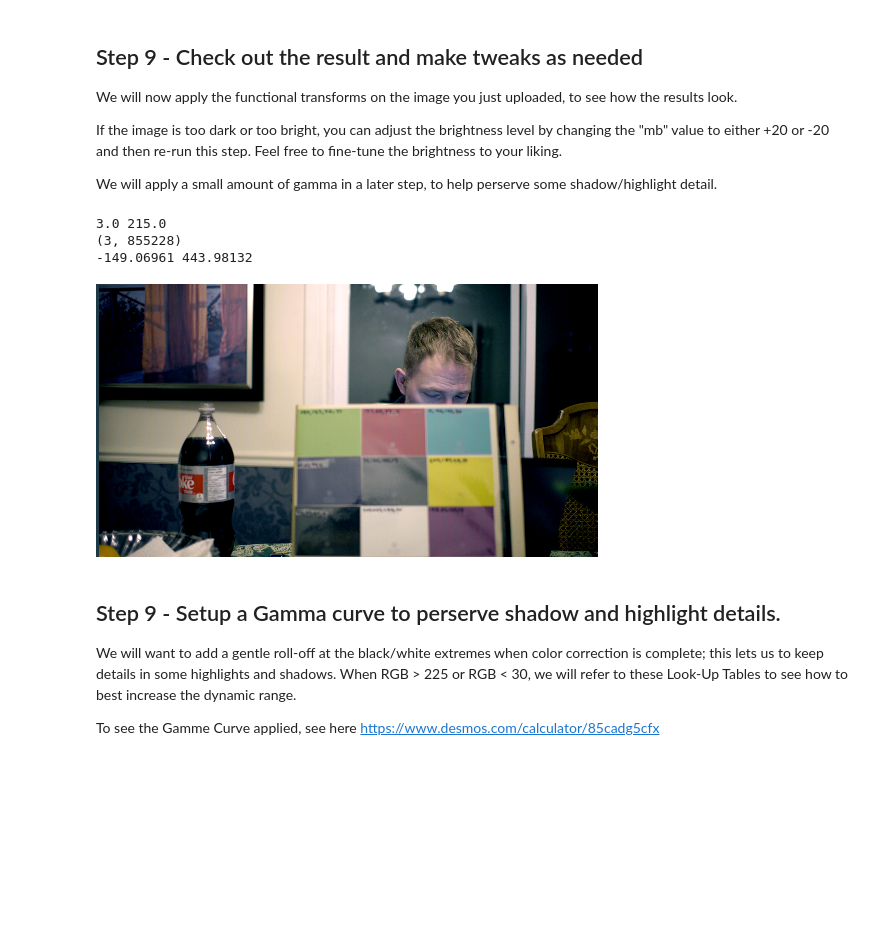
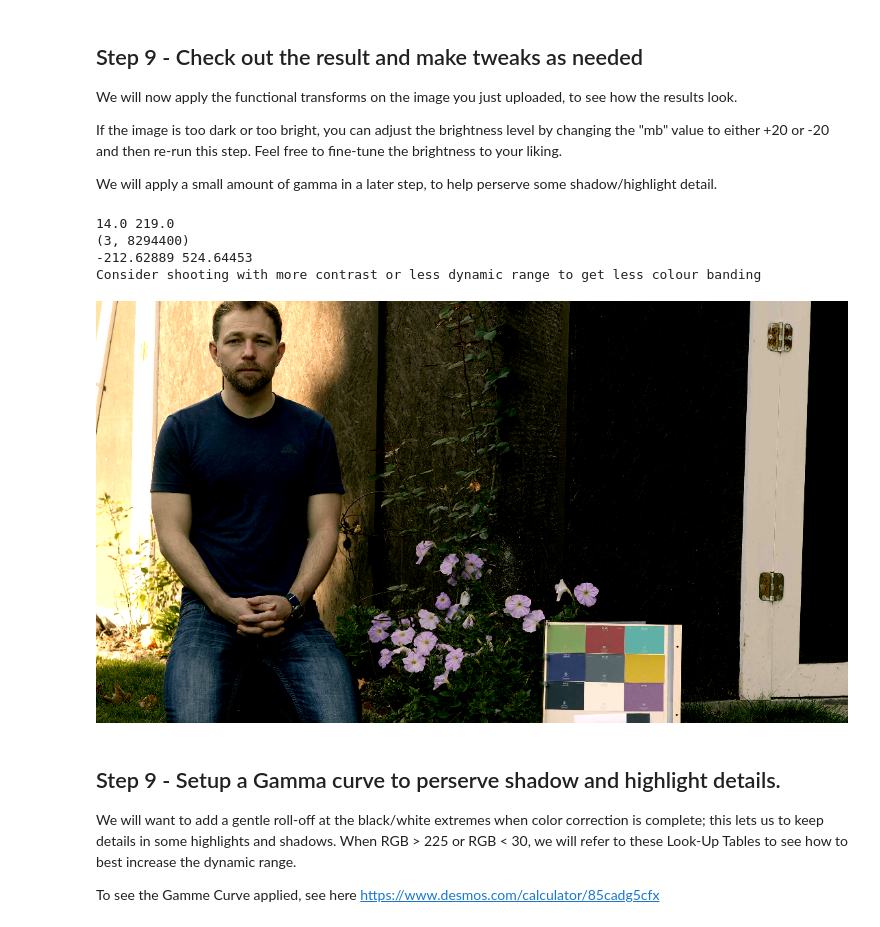
Before and after one commit to steveseguin/color-grading, a Jupyter notebook: colab.ipynb, the cells around one changed output. Drawn from its saved outputs; the diff is of its cells as text; code cells hidden in the pictures; blank space fills up the shorter version.

```diff
--- a/colab.ipynb
+++ b/colab.ipynb
@@ -70,12 +70,16 @@ for fn in uploaded.keys():  ##
 if (img_file==None): ## If no image is uploaded by user
   !wget https://raw.githubusercontent.com/steveseguin/color-grading/master/logcrop.jpg -O logcrop.jpg  # DOWNLOAD SAMPLE IMAGE
   img_file = "logcrop.jpg"
+  img3 = cv2.imread(img_file, 1)
+else:
+  img3 = cv2.imread(img_file, 1)
+  import os
+  os.remove(img_file) ## CLEAN UP
 
-img = cv2.imread(img_file, 1) # LOAD INTO PYTHON
-w,h,_ = np.shape(img) # GET SIZE OF IMAGE
-img = cv2.cvtColor(img, cv2.COLOR_BGR2RGB) # CONVERT FROM BGR to RGB (OPENCV defaults to BGR for some reason?)
+w,h,_ = np.shape(img3) # GET SIZE OF IMAGE
+img3 = cv2.cvtColor(img3, cv2.COLOR_BGR2RGB) # CONVERT FROM BGR to RGB (OPENCV defaults to BGR for some reason?)
 
-cv2_imshow(cv2.cvtColor(cv2.resize(img,None,fx=0.6,fy=0.6), cv2.COLOR_RGB2BGR))
+cv2_imshow(cv2.cvtColor(cv2.resize(img3,(200,150)), cv2.COLOR_RGB2BGR))
 
 ## You may need to re-run this code block a second time if you get an error the first time
 # %% [output]
@@ -92,7 +104,7 @@ color = ('r','g','b')
 for x in range(total_rows):
 	for y in range(total_columns):
 		for i,col in enumerate(color):
-			seg = img[int(x*w/3):int((x+1)*w/3),int(y*h/3):int((y+1)*h/3),:] # We assume each color block is the same size and that the image is cropped correctly
+			seg = img3[int(x*w/3):int((x+1)*w/3),int(y*h/3):int((y+1)*h/3),:] # We assume each color block is the same size and that the image is cropped correctly
 			histr = cv2.calcHist([seg],[i],None,[256],[0,256]) # Create a histogram
 			j = x*3+y+1
 			wrong[j-1][i]=np.where(np.max(histr)==histr)[0][0] # What is the PEAK color for each block? use this rather than the average RGB value.
@@ -277,19 +288,25 @@ Hit Cancel Upload to use the provided sample image.
 # %%
 from google.colab import files # lets us upload images to Google Colab from local storage
 uploaded = files.upload()
+
 img_file = None
 
 for fn in uploaded.keys():  ##
   print('User uploaded file "{name}" with length {length} bytes'.format(name=fn, length=len(uploaded[fn])))
+  print(uploaded.keys())
   img_file = fn
 
 if (img_file==None): ## If no image is uploaded by user
   !wget https://raw.githubusercontent.com/steveseguin/color-grading/master/log.jpg -O log.jpg  # DOWNLOAD SAMPLE IMAGE
   img_file = "log.jpg"
+  img2 = cv2.imread(img_file, 1)
+else:
+  img2 = cv2.imread(img_file, 1)
+  import os
+  os.remove(img_file)
 
-img2 = cv2.imread(img_file, 1)
-
-cv2_imshow(cv2.resize(img2,None,fx=0.1,fy=0.1))
+ar = img2.shape[1]/img2.shape[0]
+cv2_imshow(cv2.resize(img2,(1100,int(1100/ar))))
 print("Dynamic range:",np.min(img2),"-",np.max(img2))
 
 img2 = cv2.cvtColor(img2, cv2.COLOR_BGR2RGB)
@@ -334,39 +359,40 @@ def applyLUT2(image,pp):
   image[:,:,1] = Zg
   image[:,:,2] = Zb
   return image
 
 
 img = np.zeros_like(img2)
 img[:] = img2[:]
 
 print(np.min(img),np.max(img))
 
 #img = applyLUT(img) + mb  ## You can disable applyLUT2 and enable this function instead if you are having problems
 img = applyLUT2(img, degreesB) + mb
 
 
 print(np.min(img),np.max(img))
 if ((np.min(img)>25) & (np.max(img)<230)):
   print("Consider shooting in LOG or reducing contrast on your camera when recording")
 elif (np.min(img)>25):
   print("Consider capturing with reduced exposure to capture more shadow detail")
 elif (np.max(img)<230):
   print("Consider capturing with increase exposure to capture more highlight detail")
 elif ((np.min(img)<-300) or (np.max(img)>500)):
   print("Consider shooting with more contrast or less dynamic range to get less colour banding")
 
 test = np.zeros_like(img)
 test[:] = img
 test[np.where(test>255)]=255 # cut out bad highlights
 test[np.where(test<0)]=0 # cut out bad shadows
 test = test.astype(np.uint8, copy=False)
-
-cv2_imshow(cv2.cvtColor(cv2.resize(test,None,fx=0.4,fy=0.4), cv2.COLOR_RGB2BGR))
+ar = test.shape[1]/test.shape[0]
+cv2_imshow(cv2.cvtColor(cv2.resize(test,(1100,int(1100/ar))), cv2.COLOR_RGB2BGR))
 # %% [output]
-3.0 215.0
-(3, 855228)
--149.06961 443.98132
+14.0 219.0
+(3, 8294400)
+-212.62889 524.64453
+Consider shooting with more contrast or less dynamic range to get less colour banding
-[figure, old version]
+[figure, new version]
 # %% [markdown]
 ## Step 9 - Setup a Gamma curve to perserve shadow and highlight details.
 
```
Also changed, not shown: parts of 7 cells of this notebook.
